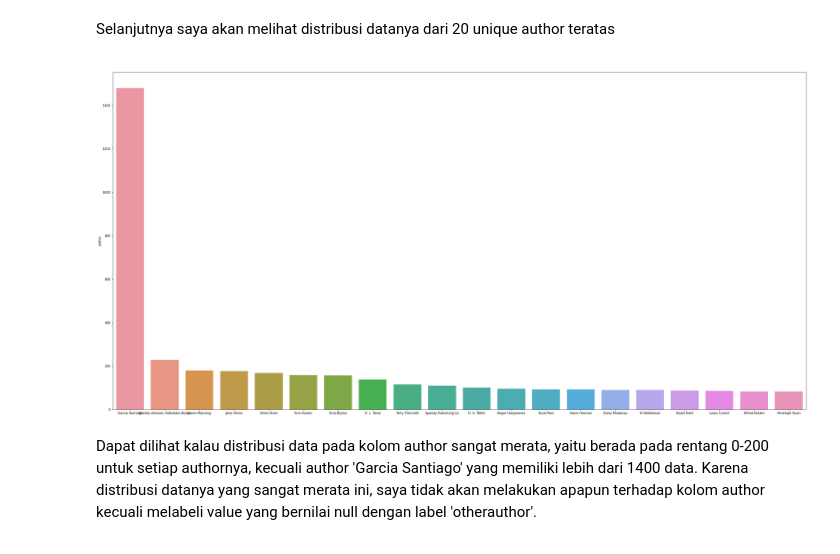
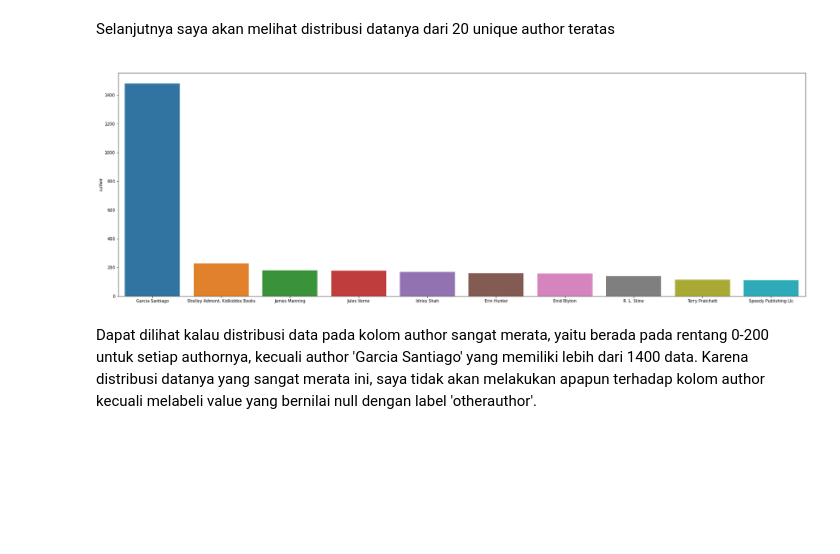
Before and after one commit to hafidhadhiet/Bookstore-recommendation-system, a Jupyter notebook: preprocessing.ipynb, the cells around one changed output. Saved outputs shown, nothing was run; the diff lists cells and outputs as text; code cells hidden in the pictures; blank space fills up the shorter version.

```diff
--- a/preprocessing.ipynb
+++ b/preprocessing.ipynb
@@ -440,10 +441,11 @@ Terdapat  35765  unique value pada kolom author
 # %% [markdown]
 <p>Selanjutnya saya akan melihat distribusi datanya dari 20 unique author teratas<p>
 # %%
-plt.figure(figsize=(40,20))
-ax = sns.barplot(x=items['author'].value_counts()[:20].index, y=items.author.value_counts()[:20])
+plt.figure(figsize=(30,10))
+ax = sns.barplot(x=items['author'].value_counts()[:10].index, y=items.author.value_counts()[:10])
+plt.savefig('author distribution.jpg')
 # %% [output]
-[figure, old version]
+[figure, new version]
 # %% [markdown]
 <p>Dapat dilihat kalau distribusi data pada kolom author sangat merata, yaitu berada pada rentang 0-200 untuk setiap authornya, kecuali author 'Garcia Santiago' yang memiliki lebih dari 1400 data. Karena distribusi datanya yang sangat merata ini, saya tidak akan melakukan apapun terhadap kolom author kecuali melabeli value yang bernilai null dengan label 'otherauthor'.<p>
 # %%
```
Also changed, not shown: parts of 3 cells of this notebook, 4 other files.
